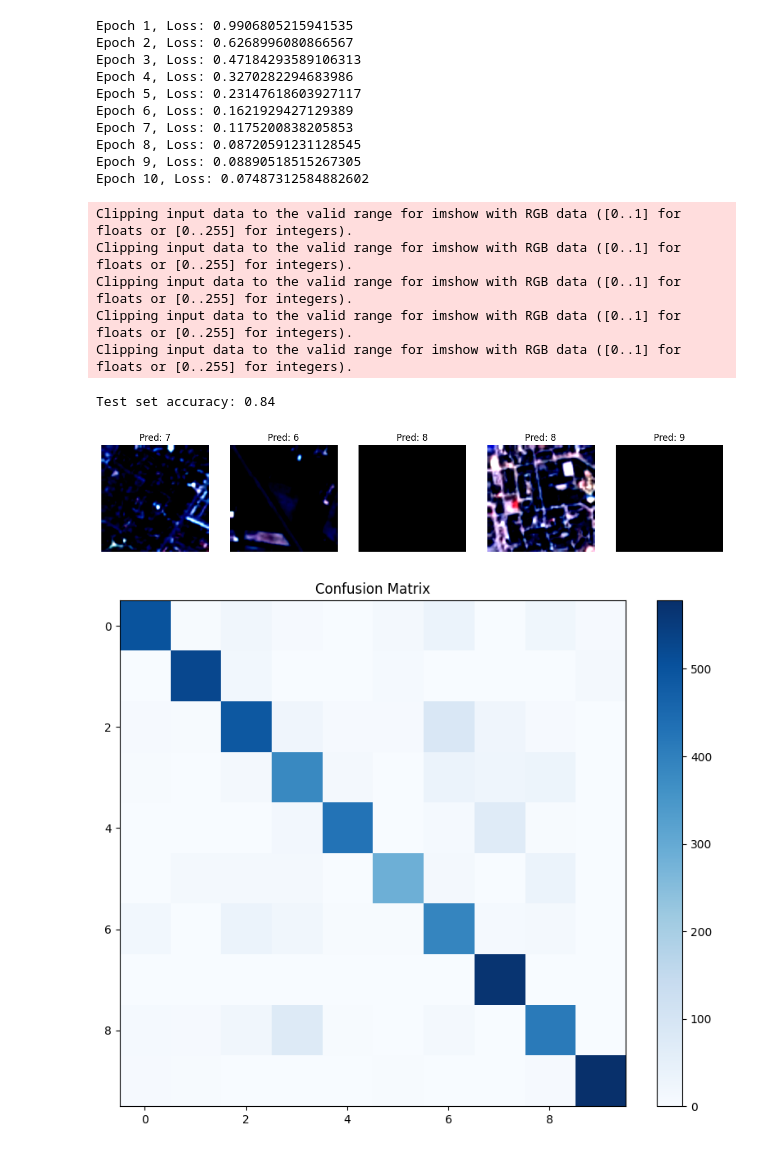
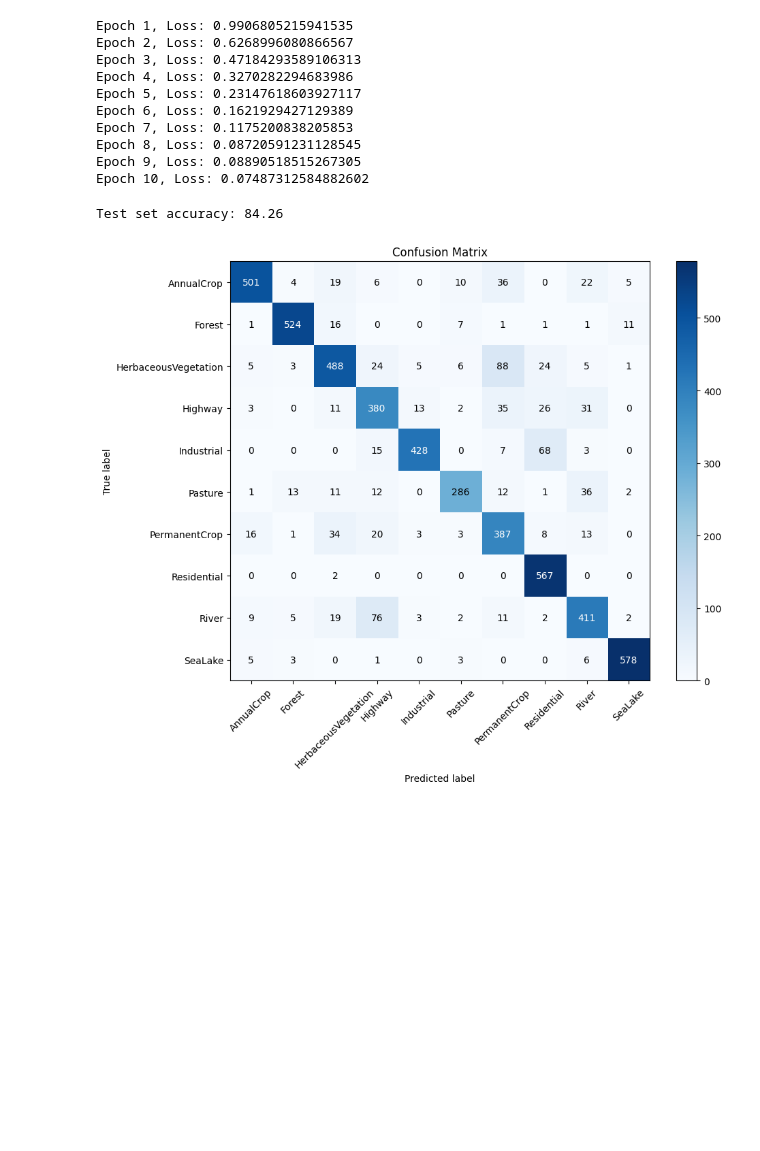
Before and after one commit to shaunakdivine/sta380exercises, a Jupyter notebook: imageClassificationNN.ipynb, the cells around one changed output. Cells and saved outputs as stored; diff of their text form; code cells hidden in the pictures; blank space fills up the shorter version.

```diff
--- a/imageClassificationNN.ipynb
+++ b/imageClassificationNN.ipynb
@@ -102,29 +102,38 @@ with torch.no_grad():
         all_labels.extend(labels.cpu().numpy())
 
 accuracy = accuracy_score(all_labels, all_preds)
-print(f'Test set accuracy: {accuracy:.2f}')
-
-
-fig, axes = plt.subplots(1, 5, figsize=(15, 3))
-for i, ax in enumerate(axes):
-    ax.imshow(np.transpose(images[i].cpu().numpy(), (1, 2, 0)))
-    ax.set_title(f'Pred: {all_preds[i]}')
-    ax.axis('off')
-plt.show()
-
-# Confusion matrix
-cm = confusion_matrix(all_labels, all_preds)
-plt.figure(figsize=(10, 8))
-plt.imshow(cm, interpolation='nearest', cmap='Blues')
-plt.title('Confusion Matrix')
-plt.colorbar()
-plt.show()
+print(f'Test set accuracy: {accuracy*100:.2f}')
 # %% [output]
-Clipping input data to the valid range for imshow with RGB data ([0..1] for floats or [0..255] for integers).
-Clipping input data to the valid range for imshow with RGB data ([0..1] for floats or [0..255] for integers).
-Clipping input data to the valid range for imshow with RGB data ([0..1] for floats or [0..255] for integers).
-Clipping input data to the valid range for imshow with RGB data ([0..1] for floats or [0..255] for integers).
-Clipping input data to the valid range for imshow with RGB data ([0..1] for floats or [0..255] for integers).
+Test set accuracy: 84.26
-Test set accuracy: 0.84
-[figure, removed]
-[figure, removed]
+# %%
+import matplotlib.pyplot as plt
+import numpy as np
+from sklearn.metrics import confusion_matrix
+
+# Assume all_preds and all_labels are already defined
+cm = confusion_matrix(all_labels, all_preds)
+classes = dataset.classes  # This will give you the class names from the ImageFolder
+
+plt.figure(figsize=(10, 8))
+plt.imshow(cm, interpolation='nearest', cmap='Blues')
+plt.title('Confusion Matrix')
+plt.colorbar()
+
+# Add numbers to each cell
+thresh = cm.max() / 2.  # Threshold for color change in text
+for i in range(cm.shape[0]):
+    for j in range(cm.shape[1]):
+        plt.text(j, i, format(cm[i, j], 'd'),
+                 ha="center", va="center",
+                 color="white" if cm[i, j] > thresh else "black")
+
+# Set class labels on axes
+plt.xticks(np.arange(len(classes)), classes, rotation=90)
+plt.yticks(np.arange(len(classes)), classes)
+
+# Add axis labels
+plt.ylabel('True label')
+plt.xlabel('Predicted label')
+plt.show()
+# %% [output]
+[figure, added]
```
Also changed, not shown: parts of 1 cell of this notebook.
